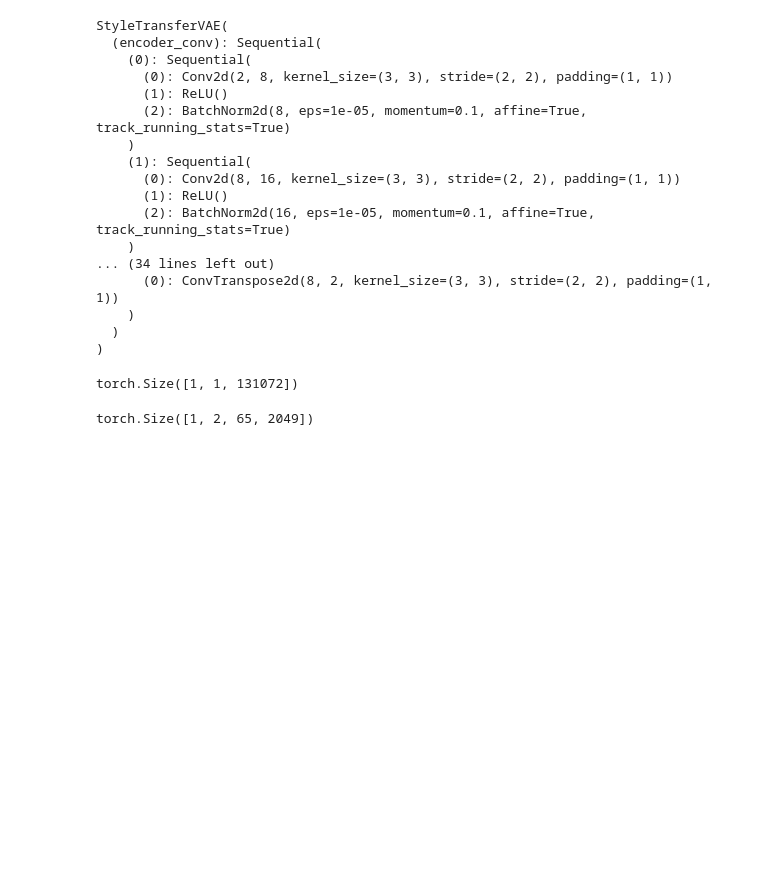
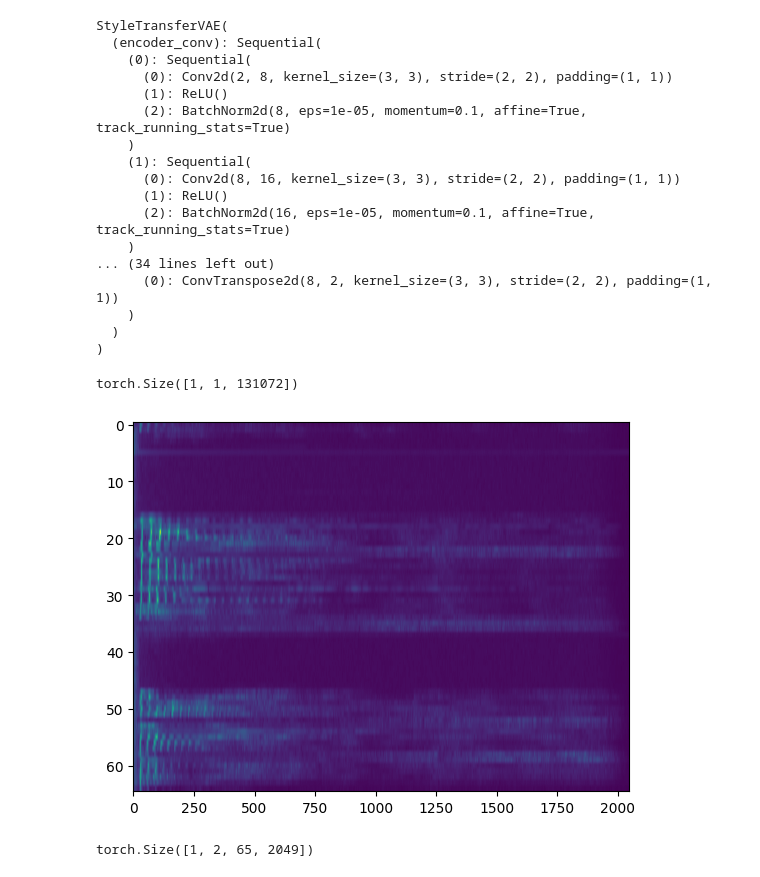
Before and after one commit to kieran-grant/Level5ProjectAudioVAE, a Jupyter notebook: src/notebooks/style_transfer_vae_reconstructions_no_phase.ipynb, the cells around one changed output. Cells and saved outputs as stored; diff of their text form; code cells hidden in the pictures; blank space fills up the shorter version.

```diff
--- a/src/notebooks/style_transfer_vae_reconstructions_no_phase.ipynb
+++ b/src/notebooks/style_transfer_vae_reconstructions_no_phase.ipynb
@@ -80,3 +80,16 @@ y_s = model.audio_to_spectrogram(signal=y, return_phase=False)
+# %%
+def show_spectrogram(audio):
+    if len(audio.shape) == 1:
+        audio = audio.unsqueeze(0)
+        audio = audio.unsqueeze(0)
+
+    spec = StyleTransferVAE.audio_to_spectrogram(signal=audio, return_phase=False)
+    plt.imshow(spec.detach().squeeze(), aspect='auto')
+    plt.show()
+# %%
+show_spectrogram(x)
+# %% [output]
+[figure, added]
 # %%
 X = torch.concat([x_s, y_s], dim=1)
 # %%
```
Also changed, not shown: parts of 3 cells of this notebook, 10 other files.
